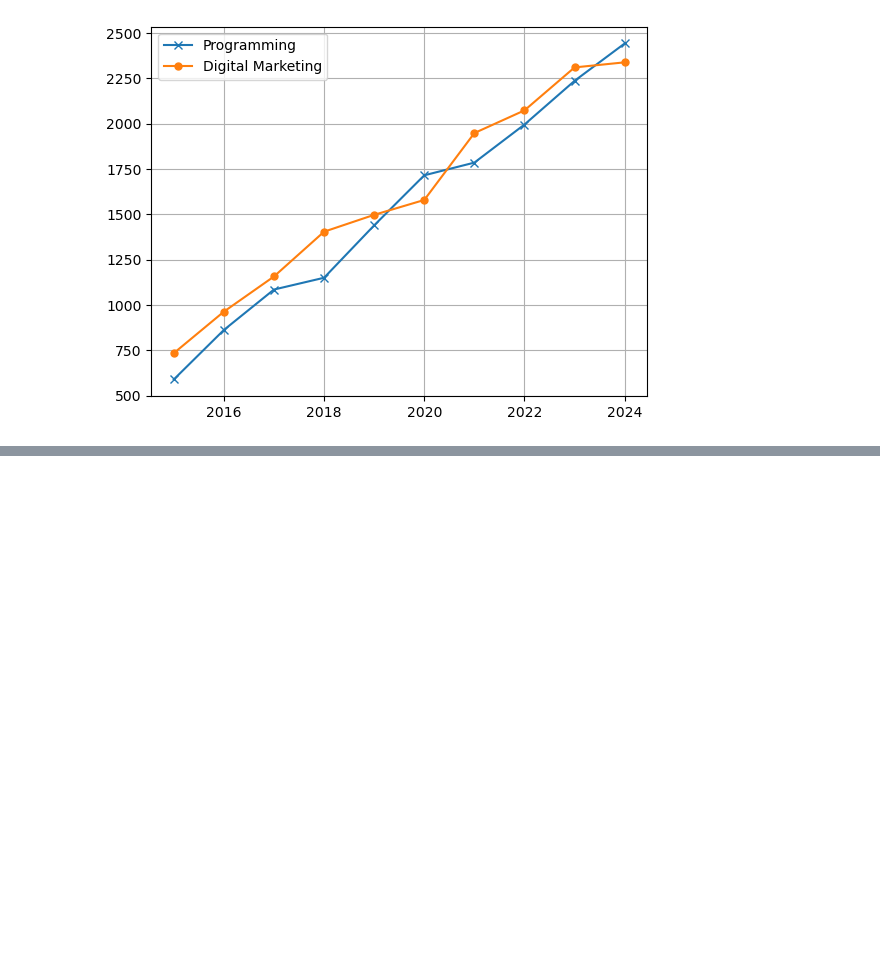
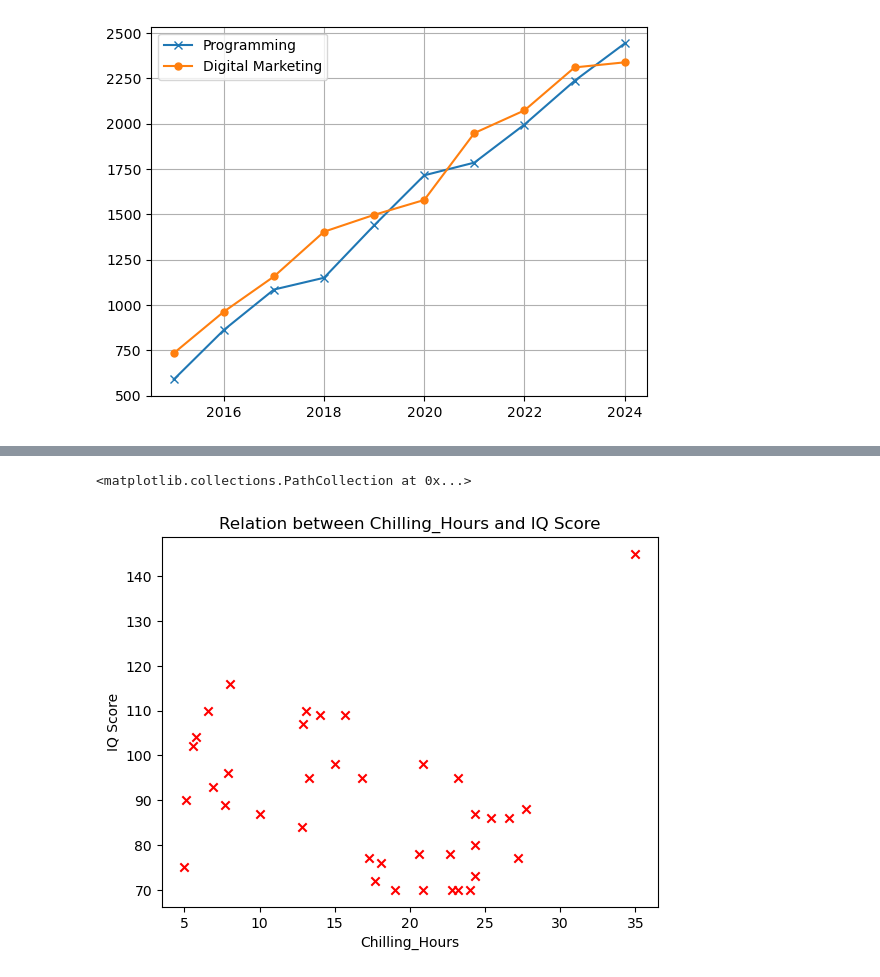
Before and after one commit to rabeyanoor/AI-ML, a Jupyter notebook: Week-4/Module_15.ipynb, the cells around one changed output, grey strips where cells are left out. Drawn from its saved outputs; the diff is of its cells as text; code cells hidden in the pictures; blank space fills up the shorter version.

```diff
--- a/Week-4/Module_15.ipynb
+++ b/Week-4/Module_15.ipynb
@@ -194,0 +247,13 @@ plt.show() # eta likle onno jkono platform a eta show korbe. ata use na korle gr
+# %%
+# Relation between Chilling_Hours and IQ Score -->
+
+
+plt.xlabel('Chilling_Hours')
+plt.ylabel('IQ Score')
+plt.title('Relation between Chilling_Hours and IQ Score')
+
+
+plt.scatter(students['Chilling_Hours'],students['IQ_Score'],marker='x',color='red')
+# %% [output]
+<matplotlib.collections.PathCollection at 0x...>
+[figure, added]
```
Also changed, not shown: parts of 4 cells of this notebook.
